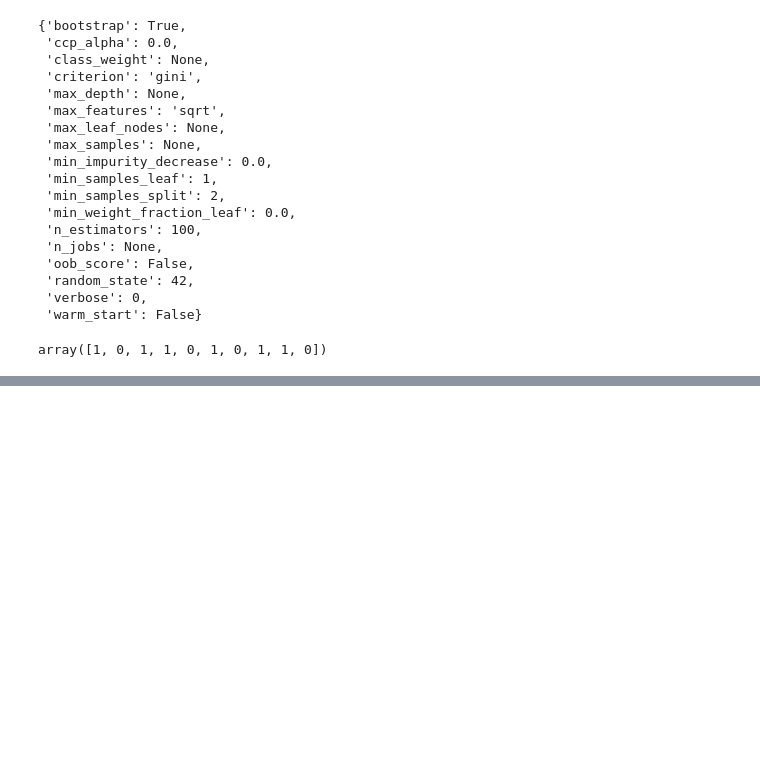
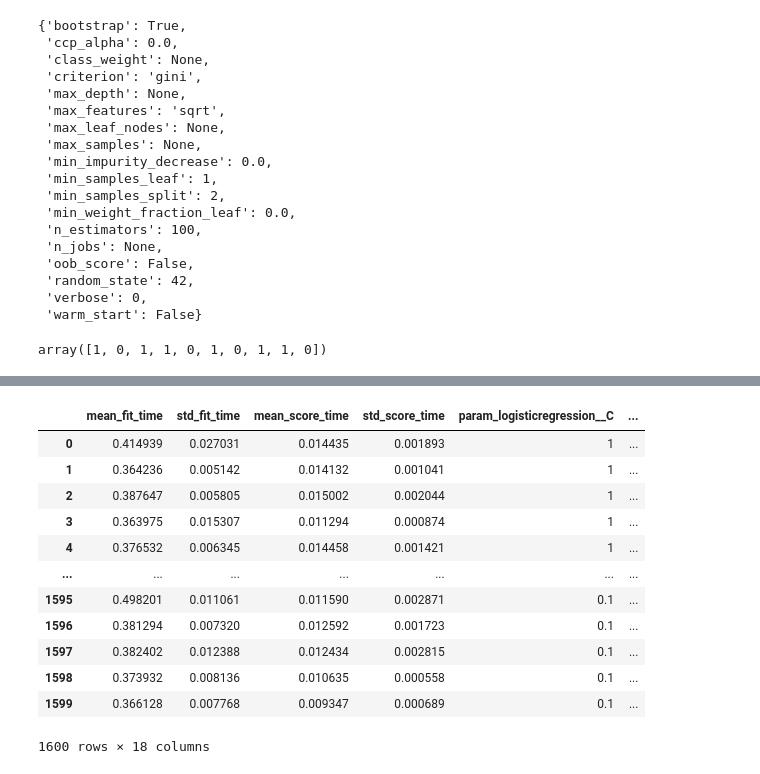
Before and after one commit to krheams60/Sales-predictions, a Jupyter notebook: Project2_Part4_Ken_Rheams.ipynb, the cells around one changed output, grey strips where cells are left out. Saved outputs shown, nothing was run; the diff lists cells and outputs as text; code cells hidden in the pictures; blank space fills up the shorter version.

```diff
--- a/Project2_Part4_Ken_Rheams.ipynb
+++ b/Project2_Part4_Ken_Rheams.ipynb
@@ -480,0 +526,5 @@ scores2.head()
+# %%
+pca = PCA(n_components=.95)
+pca.fit(X_train_processed)
+X_train_processed_pca = pca.transform(X_train_processed)
+X_test_processed_pca = pca.transform(X_test_processed)
@@ -480,0 +535,4 @@ scores2.head()
+# %%
+logreg = LogisticRegression()
+
+logreg.fit(X_train_processed_pca, y_train)
@@ -480,0 +594,18 @@ scores2.head()
+# %%
+grid_df = pd.DataFrame(grid.cv_results_)
+
+grid_df
+# %% [output]
+|  | mean_fit_time | std_fit_time | mean_score_time | std_score_time | param_logisticregression__C | ... |
+| 0 | 0.414939 | 0.027031 | 0.014435 | 0.001893 | 1 | ... |
+| 1 | 0.364236 | 0.005142 | 0.014132 | 0.001041 | 1 | ... |
+| 2 | 0.387647 | 0.005805 | 0.015002 | 0.002044 | 1 | ... |
+| 3 | 0.363975 | 0.015307 | 0.011294 | 0.000874 | 1 | ... |
+| 4 | 0.376532 | 0.006345 | 0.014458 | 0.001421 | 1 | ... |
+| ... | ... | ... | ... | ... | ... | ... |
+| 1595 | 0.498201 | 0.011061 | 0.011590 | 0.002871 | 0.1 | ... |
+| 1596 | 0.381294 | 0.007320 | 0.012592 | 0.001723 | 0.1 | ... |
+| 1597 | 0.382402 | 0.012388 | 0.012434 | 0.002815 | 0.1 | ... |
+| 1598 | 0.373932 | 0.008136 | 0.010635 | 0.000558 | 0.1 | ... |
+| 1599 | 0.366128 | 0.007768 | 0.009347 | 0.000689 | 0.1 | ... |
+1600 rows × 18 columns
```
Also changed, not shown: parts of 42 cells of this notebook.
